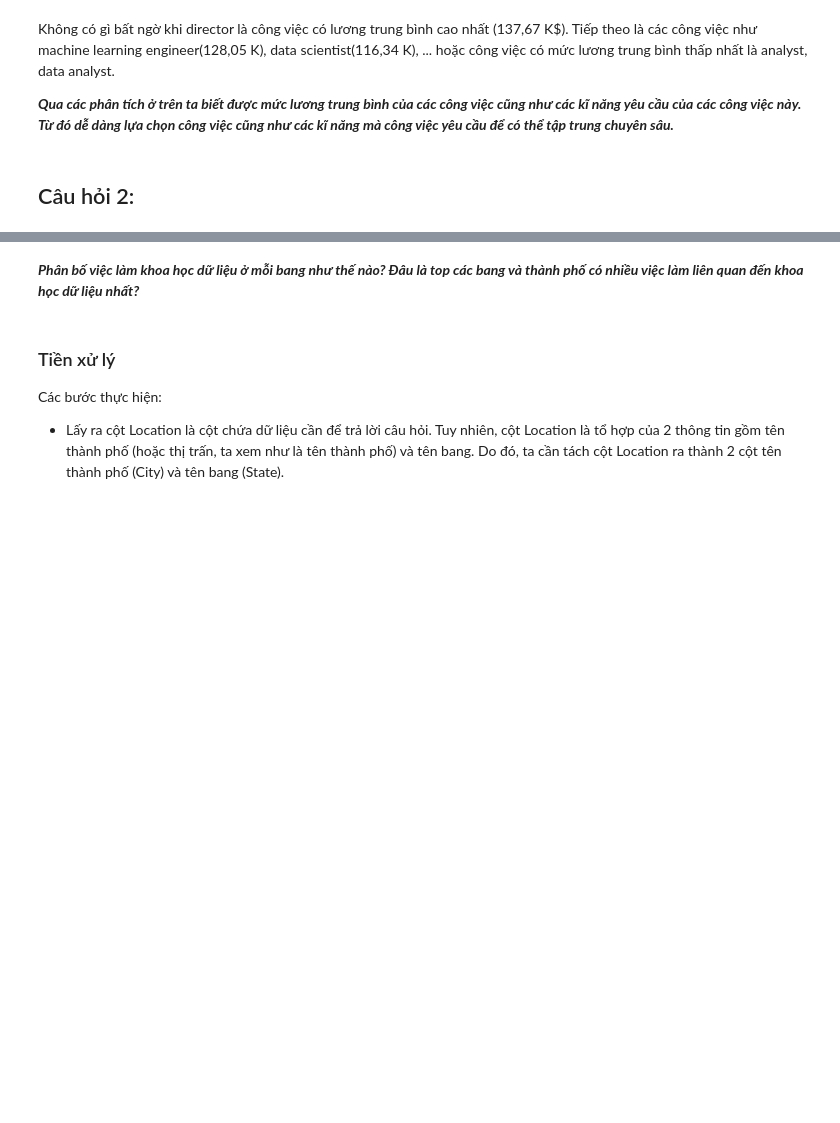
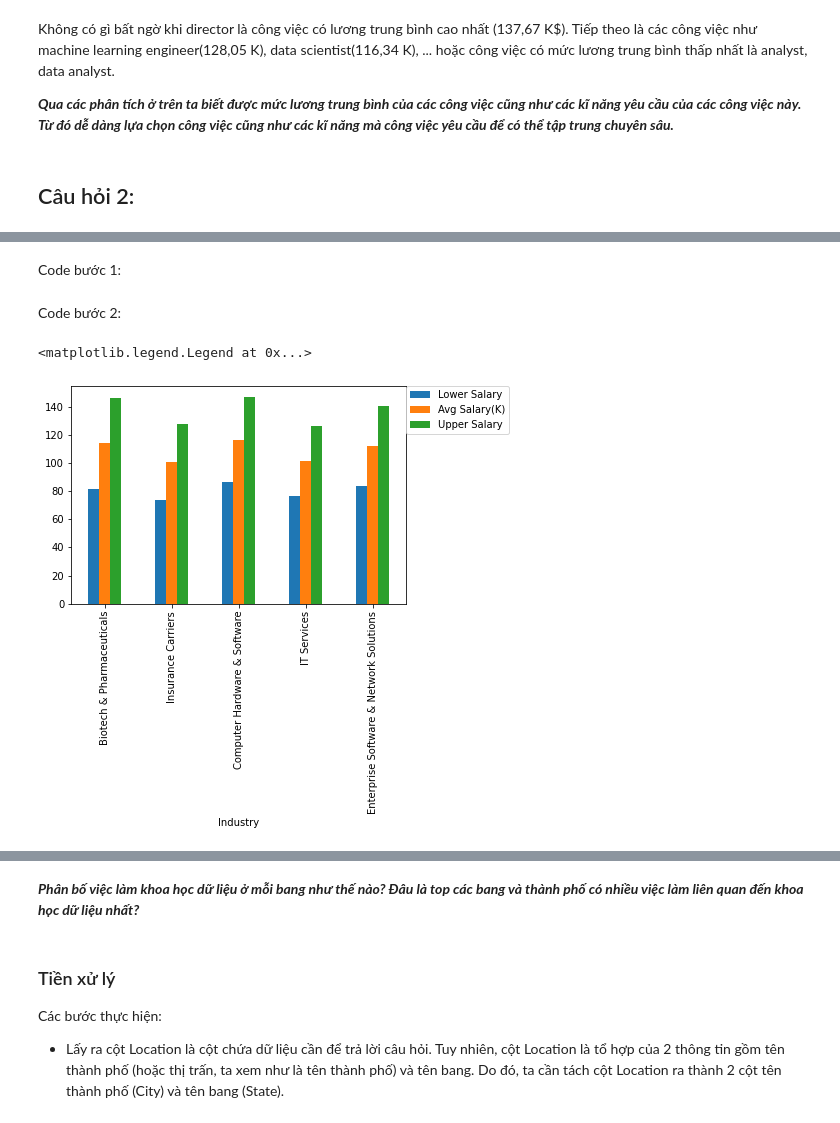
Before and after one commit to dangdohuynhnhu2000/LTCKHDL-Final-Project, a Jupyter notebook: FinalProject-LTKHDL.ipynb, the cells around one changed output, grey strips where cells are left out. Drawn from its saved outputs; the diff is of its cells as text; code cells hidden in the pictures; blank space fills up the shorter version.

```diff
--- a/FinalProject-LTKHDL.ipynb
+++ b/FinalProject-LTKHDL.ipynb
@@ -329,0 +384,16 @@ Không có gì bất ngờ khi director là công việc có lương trung bình
+# %% [markdown]
+Code bước 1:
+# %%
+#với mỗi ngành, tính giá trị trung bình (mean) cho mức lương tối thiểu, mức lương tối đa và mức lương trung bình
+mean_vals = sub_df[["Industry", "Lower Salary", "Avg Salary(K)", "Upper Salary"]].groupby("Industry").mean()
+# %% [markdown]
+Code bước 2:
+# %%
+#Lấy ra các giá trị tương ứng với 5 công ty trong top5
+top5_with_salary = mean_vals.loc[list(top5.index), :]
+
+axes = top5_with_salary.plot.bar()
+axes.legend(loc=(1,0.78))
+# %% [output]
+<matplotlib.legend.Legend at 0x...>
+[figure, added]
```
Also changed, not shown: parts of 21 cells of this notebook.
